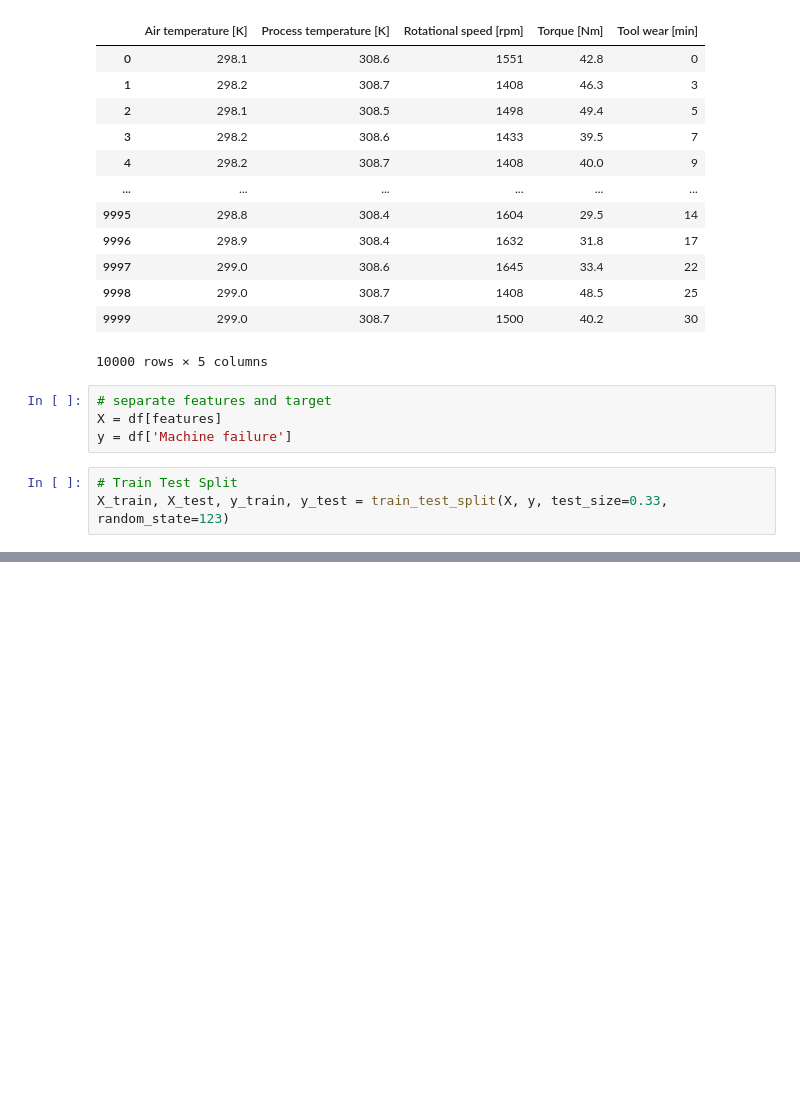
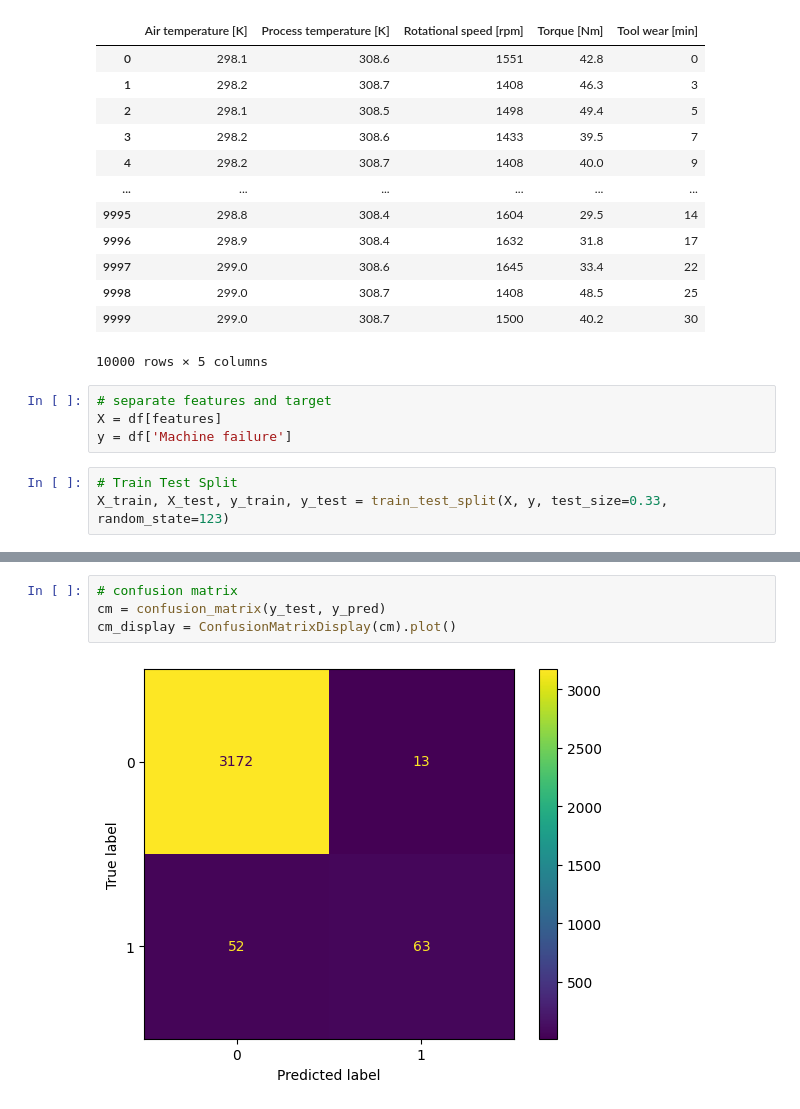
Before and after one commit to Sebastian1981/CBM_DataSimulator, a Jupyter notebook: notebooks/eda.ipynb, the cells around one changed output, grey strips where cells are left out. Saved outputs shown, nothing was run; the diff lists cells and outputs as text; blank space fills up the shorter version.

```diff
--- a/notebooks/eda.ipynb
+++ b/notebooks/eda.ipynb
@@ -112,0 +104,6 @@ array([[3172,   13],
+# %%
+# confusion matrix
+cm = confusion_matrix(y_test, y_pred)
+cm_display = ConfusionMatrixDisplay(cm).plot()
+# %% [output]
+[figure, added]
```
Also changed, not shown: parts of 23 cells of this notebook.
